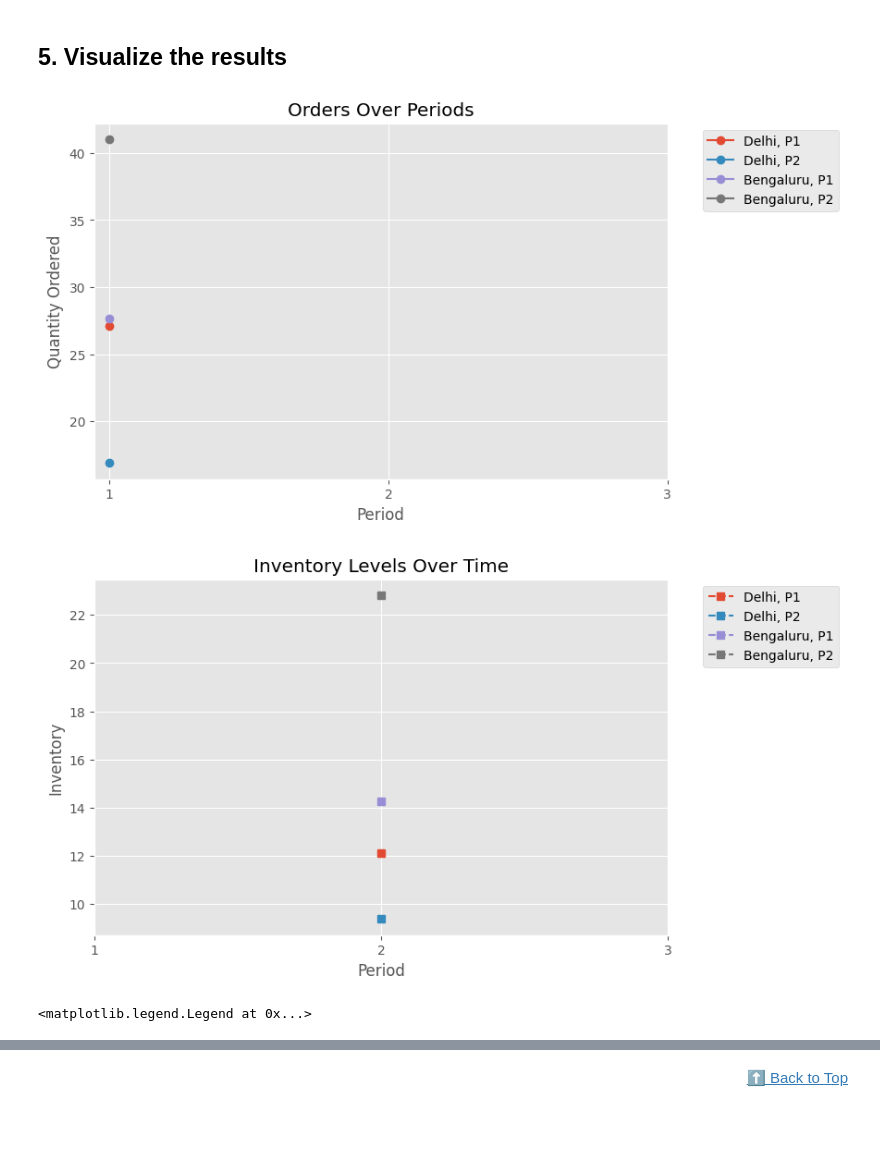
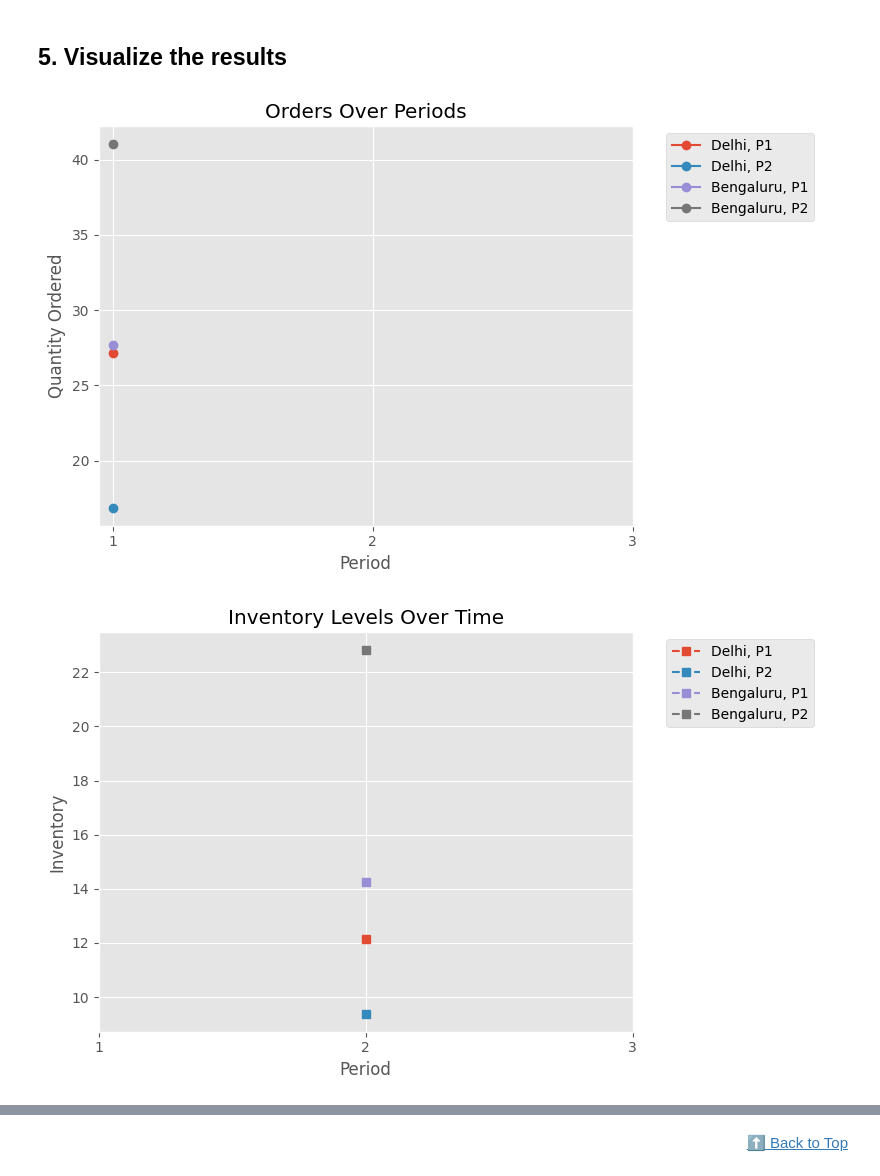
Before and after one commit to dhruvhaldar/Realistic-aerospace-optimization-problems, a Jupyter notebook: milp.ipynb, the cells around one changed output, grey strips where cells are left out. Cells and saved outputs as stored; diff of their text form; code cells hidden in the pictures; blank space fills up the shorter version.

Commit message:
feat(ux): add aria-labels to styled dataframes and fix plot layouts
Co-authored-by: dhruvhaldar <29486085+dhruvhaldar@users.noreply.github.com>

```diff
--- a/milp.ipynb
+++ b/milp.ipynb
@@ -592,6 +593,7 @@ plt.xticks(Periods)
 plt.ylabel("Quantity Ordered")
 plt.legend(bbox_to_anchor=(1.05, 1), loc="upper left")
 plt.grid(True)
+plt.tight_layout()
 plt.show()
 
 # --- Inventory Levels ---
@@ -610,33 +612,36 @@ for b in Bases:
 plt.title("Inventory Levels Over Time")
 plt.xlabel("Period")
 plt.xticks(Periods)
 plt.ylabel("Inventory")
 plt.legend(bbox_to_anchor=(1.05, 1), loc="upper left")
 plt.grid(True)
+plt.tight_layout()
 plt.show()
 
 # --- Shortages ---
 plt.figure(figsize=(8, 5))
 bar_width = 0.8 / 6
 for i, s in enumerate(Stations):
     for j, p in enumerate(Parts):
         x, y = [], []
         for t in Periods:
             val = shortage[(s, p, t)].value()
             if val is not None and val > 1e-6:
                 x.append(
                     t + (i * len(Parts) + j) * bar_width - (len(Stations) * len(Parts) * bar_width) / 2 + bar_width / 2
                 )  # shift bars to avoid overlap
                 y.append(val)
         if x:
             plt.bar(x, y, width=bar_width, alpha=0.7, label=f"{s}, {p}")
 
 plt.title("Shortages per Period")
 plt.xlabel("Period")
 plt.xticks(Periods)
 plt.ylabel("Shortage")
 plt.legend(bbox_to_anchor=(1.05, 1), loc="upper left")
+
+plt.tight_layout()
+plt.show()
 # %% [output]
-[figure, old version]
+[figure, new version]
-[figure, old version]
+[figure, new version]
-<matplotlib.legend.Legend at 0x...>
```
Also changed, not shown: parts of 3 cells of this notebook, 3 other files.
